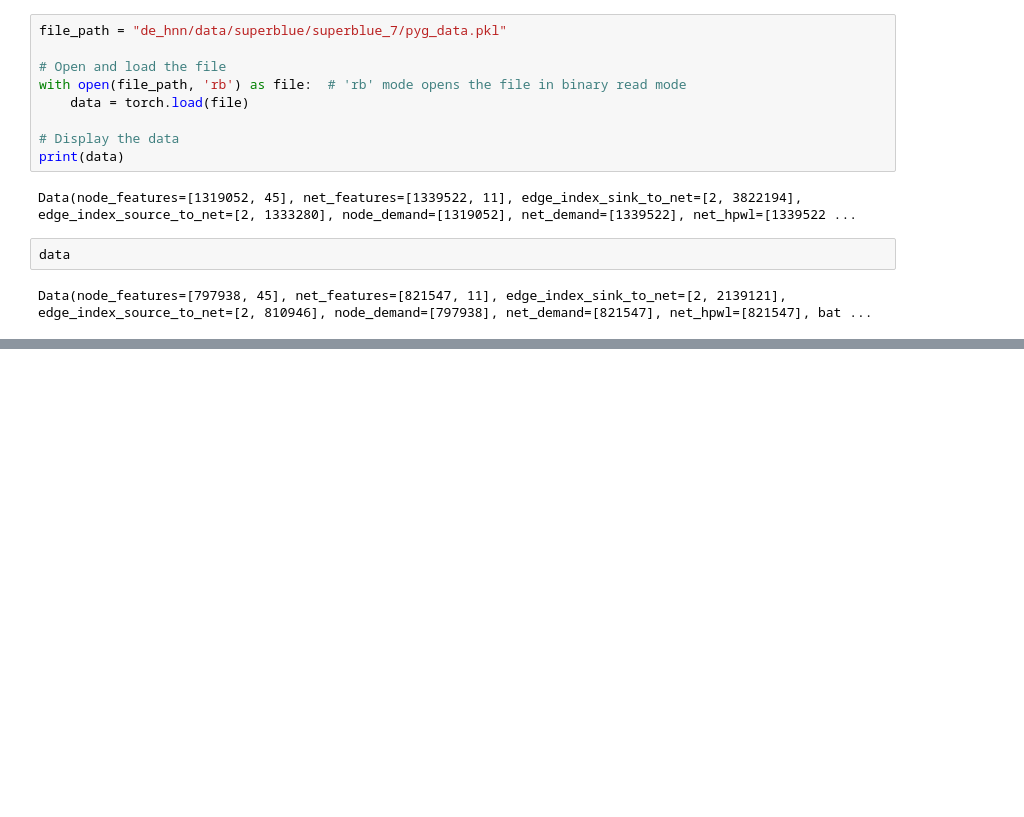
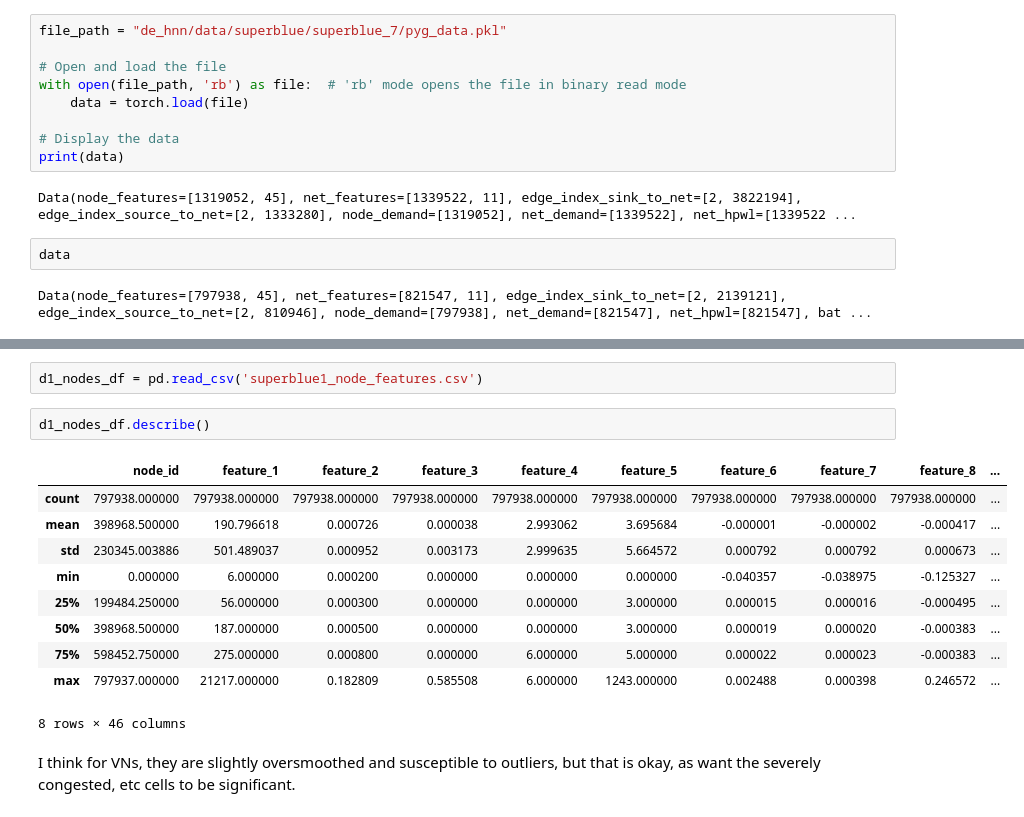
Before and after one commit to waltercywong/Congestion-Prediction-with-Walks-and-Paritioning, a Jupyter notebook: src/notebooks/data_exploration.ipynb, the cells around one changed output, grey strips where cells are left out. Saved outputs shown, nothing was run; the diff lists cells and outputs as text; blank space fills up the shorter version.

```diff
--- a/src/notebooks/data_exploration.ipynb
+++ b/src/notebooks/data_exploration.ipynb
@@ -810,0 +1141,17 @@ Data(node_features=[797938, 45], net_features=[821547, 11], edge_index_sink_to_n
+# %%
+d1_nodes_df = pd.read_csv('superblue1_node_features.csv')
+# %%
+d1_nodes_df.describe()
+# %% [output]
+|  | node_id | feature_1 | feature_2 | feature_3 | feature_4 | feature_5 | feature_6 | feature_7 | feature_8 | ... |
+| count | 797938.000000 | 797938.000000 | 797938.000000 | 797938.000000 | 797938.000000 | 797938.000000 | 797938.000000 | 797938.000000 | 797938.000000 | ... |
+| mean | 398968.500000 | 190.796618 | 0.000726 | 0.000038 | 2.993062 | 3.695684 | -0.000001 | -0.000002 | -0.000417 | ... |
+| std | 230345.003886 | 501.489037 | 0.000952 | 0.003173 | 2.999635 | 5.664572 | 0.000792 | 0.000792 | 0.000673 | ... |
+| min | 0.000000 | 6.000000 | 0.000200 | 0.000000 | 0.000000 | 0.000000 | -0.040357 | -0.038975 | -0.125327 | ... |
+| 25% | 199484.250000 | 56.000000 | 0.000300 | 0.000000 | 0.000000 | 3.000000 | 0.000015 | 0.000016 | -0.000495 | ... |
+| 50% | 398968.500000 | 187.000000 | 0.000500 | 0.000000 | 0.000000 | 3.000000 | 0.000019 | 0.000020 | -0.000383 | ... |
+| 75% | 598452.750000 | 275.000000 | 0.000800 | 0.000000 | 6.000000 | 5.000000 | 0.000022 | 0.000023 | -0.000383 | ... |
+| max | 797937.000000 | 21217.000000 | 0.182809 | 0.585508 | 6.000000 | 1243.000000 | 0.002488 | 0.000398 | 0.246572 | ... |
+8 rows × 46 columns
+# %% [markdown]
+I think for VNs, they are slightly oversmoothed and susceptible to outliers, but that is okay, as want the severely congested, etc cells to be significant.
```
Also changed, not shown: parts of 19 cells of this notebook.
